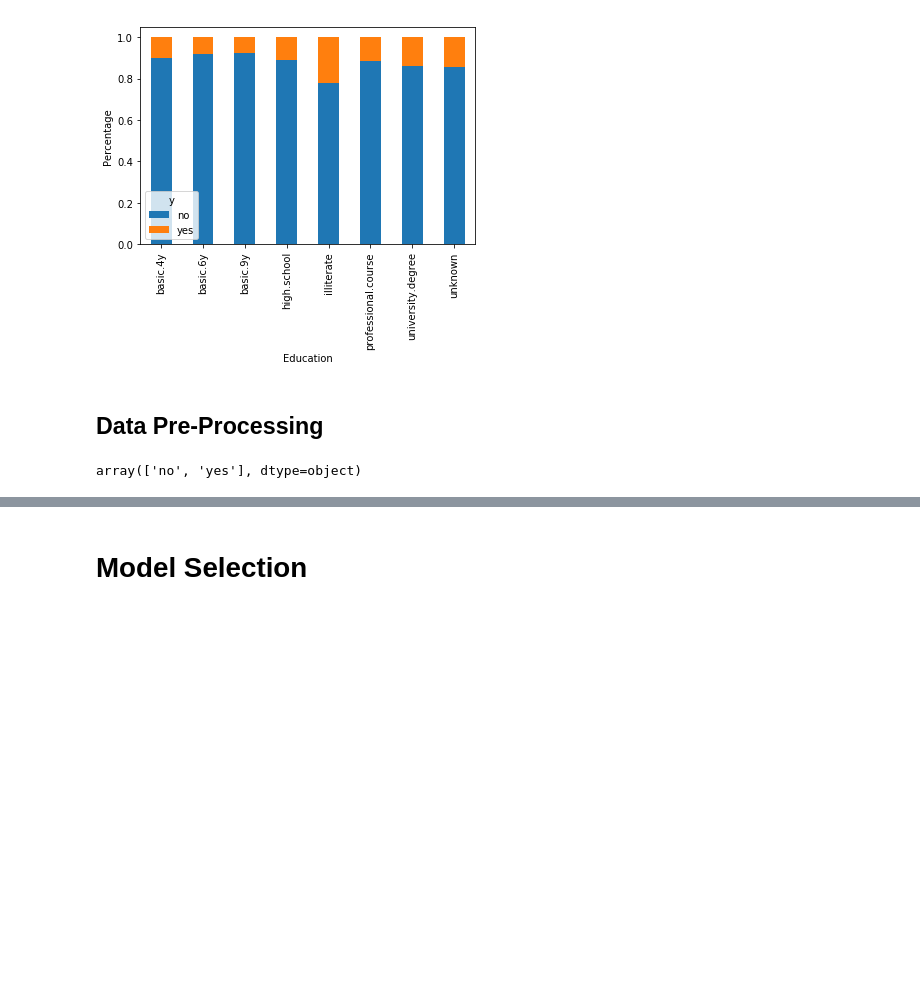
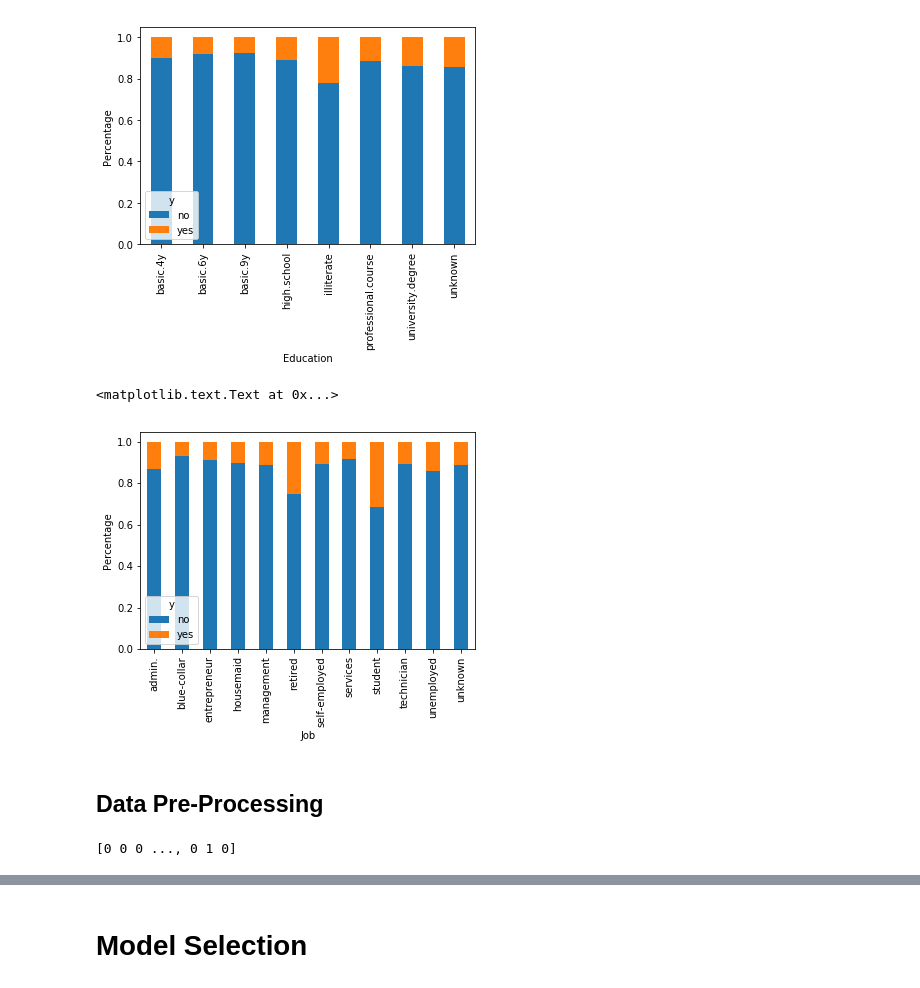
Before and after one commit to kwarodom/sidtechtalent, a Jupyter notebook: ML-Week3/Exercise/exercise.ipynb, the cells around one changed output, grey strips where cells are left out. Cells and saved outputs as stored; diff of their text form; code cells hidden in the pictures; blank space fills up the shorter version.

```diff
--- a/ML-Week3/Exercise/exercise.ipynb
+++ b/ML-Week3/Exercise/exercise.ipynb
@@ -87,3 +83,15 @@ DO SOME DATA EXPLORATION
+# %%
+"""
+DO SOME DATA EXPLORATION
+"""
+
+education_y = pd.crosstab(df.job, df.y)
+education_y.div(education_y.sum(1).astype(float), axis=0).plot(kind='bar', stacked=True)
+plt.xlabel('Job')
+plt.ylabel('Percentage')
+# %% [output]
+<matplotlib.text.Text at 0x...>
+[figure, added]
 # %% [markdown]
 ## Data Pre-Processing
 # %%
@@ -93,5 +101,6 @@ y = df.y.values
 le = LabelEncoder()
 y = le.fit_transform(y)
 le.classes_
+print(y)
 # %% [output]
-array(['no', 'yes'], dtype=object)
+[0 0 0 ..., 0 1 0]
```
Also changed, not shown: parts of 19 cells of this notebook, 2 other files.
